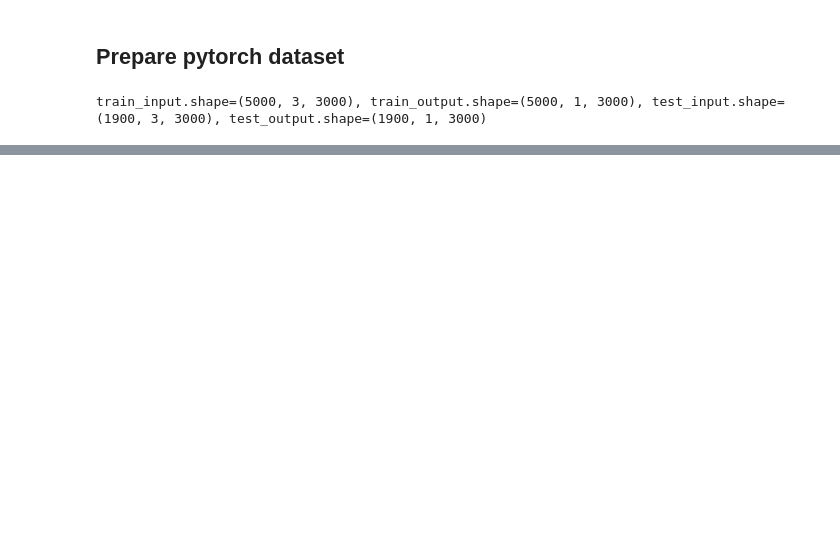
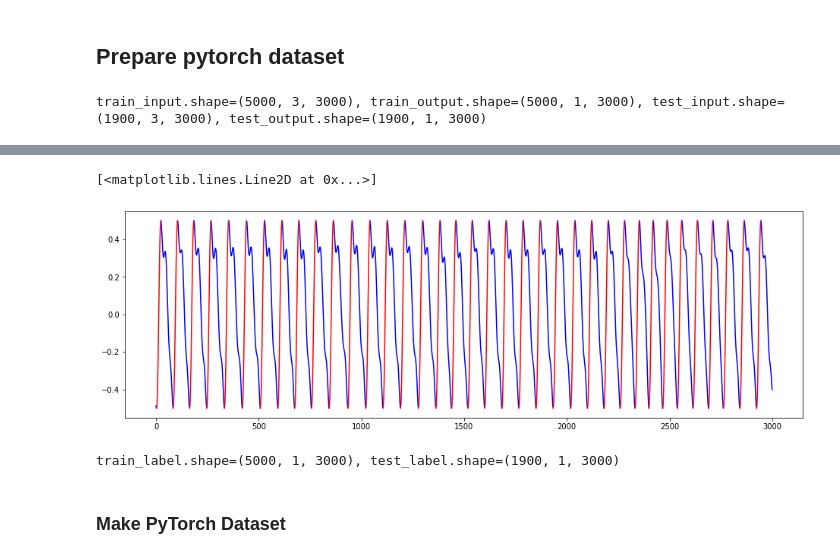
Before and after one commit to Fizzez/hr_biLSTM, a Jupyter notebook: notebooks/biLSTM_train.ipynb, the cells around one changed output, grey strips where cells are left out. Saved outputs shown, nothing was run; the diff lists cells and outputs as text; code cells hidden in the pictures; blank space fills up the shorter version.

Commit message:
[add] label(heart beat phase) making notebook

```diff
--- a/notebooks/biLSTM_train.ipynb
+++ b/notebooks/biLSTM_train.ipynb
@@ -16,0 +24,31 @@ train_input.shape=(5000, 3, 3000), train_output.shape=(5000, 1, 3000), test_inpu
+# %%
+from scipy import signal as sci_signal
+
+def sep_sys_dia(clean_ppg, fs):
+    peaks_idx = sci_signal.find_peaks(clean_ppg, distance=fs//2)[0]
+    onsets_idx = sci_signal.find_peaks(-clean_ppg, distance=fs//2)[0]
+
+    if peaks_idx[0] < onsets_idx[0]:
+        onsets_idx = np.r_[0, onsets_idx]
+
+    phase_label = np.zeros(len(clean_ppg))
+    for _o, _p in zip(onsets_idx, peaks_idx):
+        phase_label[_o: _p] = 1
+
+    return phase_label
+# %%
+# Visualize the labelling result with matplotlib
+import matplotlib.pyplot as plt
+%matplotlib inline
+
+fs = 100
+
+example_ppg = train_output[0, 0]
+example_phase_label = sep_sys_dia(example_ppg, fs)
+
+fig_label, ax_label = plt.subplots(figsize=(16, 5))
+ax_label.plot(np.ma.masked_where(example_phase_label == 1, example_ppg), c='blue', label='diastolic phase')
+ax_label.plot(np.ma.masked_where(example_phase_label == 0, example_ppg), c='red', label='systolic phase')
+# %% [output]
+[<matplotlib.lines.Line2D at 0x...>]
+[figure, added]
@@ -16,0 +59,6 @@ train_input.shape=(5000, 3, 3000), train_output.shape=(5000, 1, 3000), test_inpu
+# %%
+print(f'{train_label.shape=}, {test_label.shape=}')
+# %% [output]
+train_label.shape=(5000, 1, 3000), test_label.shape=(1900, 1, 3000)
+# %% [markdown]
+### Make PyTorch Dataset
```
Also changed, not shown: parts of 4 cells of this notebook.
